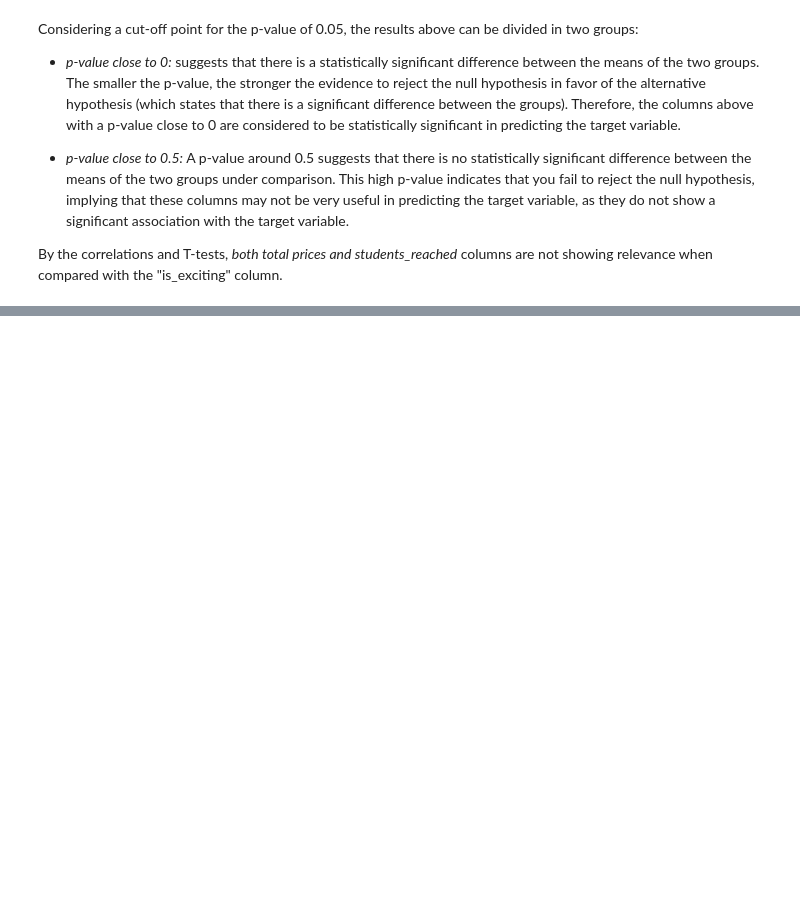
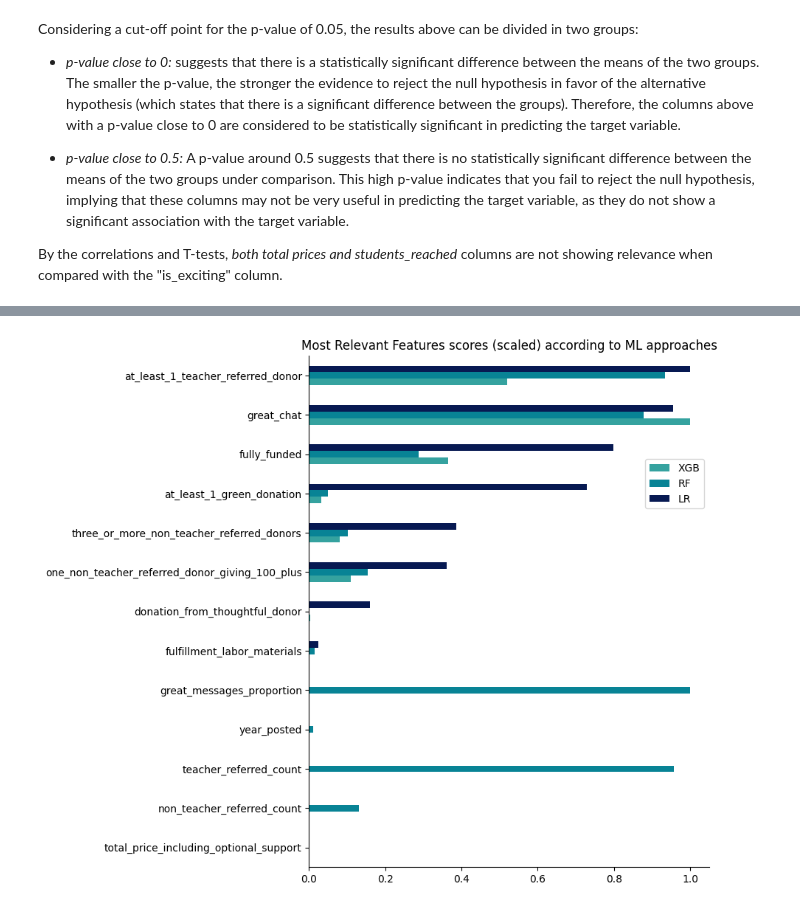
Before and after one commit to maikelps/KKDcup, a Jupyter notebook: Assessment.ipynb, the cells around one changed output, grey strips where cells are left out. Drawn from its saved outputs; the diff is of its cells as text; code cells hidden in the pictures; blank space fills up the shorter version.

```diff
--- a/Assessment.ipynb
+++ b/Assessment.ipynb
@@ -209,0 +258,13 @@ By the correlations and T-tests, *both total prices and students_reached* column
+# %%
+def get_feature_importance(importances, feature_names, model_name, N) -> pd.DataFrame:
+    """
+    Function to help obtain in DataFrame format the feature relevances for a top N
+    """
+
+    # Get the top N most important features
+    top_features_idx = importances.argsort()[-N:]  # Get top ordered features indexes to properly get names and values
+    top_feature_importances = importances[top_features_idx]
+    top_feature_names = feature_names[top_features_idx]
+
+    # Return Frame with Feature importance
+    return pd.DataFrame({f'Top_{N}_columns' : top_feature_names, f'{model_name}_relevance_value': top_feature_importances}).set_index(f'Top_{N}_columns')
@@ -209,0 +299,12 @@ By the correlations and T-tests, *both total prices and students_reached* column
+# %%
+# Compiling in DataFrame
+dfcoef = (
+        coef['XGB']
+            .merge( coef['RF'], left_index=True, right_index=True, how='outer' )
+            .merge( coef['LR'], left_index=True, right_index=True, how='outer' )
+            .pipe( lambda _df: _df.assign( times_relevant = _df.isna().sum(axis=1) ) ) # There are 3 models counting how many times the column was in top N
+            .query( "times_relevant < 2" )
+            .drop(columns=['times_relevant'])
+        )
+
+dfcoef
@@ -209,0 +327,22 @@ By the correlations and T-tests, *both total prices and students_reached* column
+# %%
+from sklearn.preprocessing import MinMaxScaler
+
+# Scaling data because LR Coef are on a different scale and makes the comparing difficult.
+scaler = MinMaxScaler()
+dfcoef_normalized = pd.DataFrame(scaler.fit_transform(dfcoef), columns=dfcoef.columns, index=dfcoef.index)
+
+ax = (dfcoef_normalized
+        .assign(ordering_col = dfcoef.sum(axis=1))  # Column to help with ordering
+        .sort_values(by='ordering_col')
+        .drop(['ordering_col'], axis=1)
+        .rename(columns=lambda C: C.replace('_relevance_value', ''))
+    ).plot.barh(figsize=(7,9), color=['#35A29F', '#088395', '#071952'], title=f'Most Relevant Features scores (scaled) according to ML approaches')
+
+# Move the legend to outside the top of the plot
+ax.legend(loc='right', bbox_to_anchor=(1, 0.75))
+ax.set_ylabel('')
+sns.despine(top=True, right=True)
+
+plt.show()
+# %% [output]
+[figure, added]
```
Also changed, not shown: parts of 20 cells of this notebook, 2 other files.
